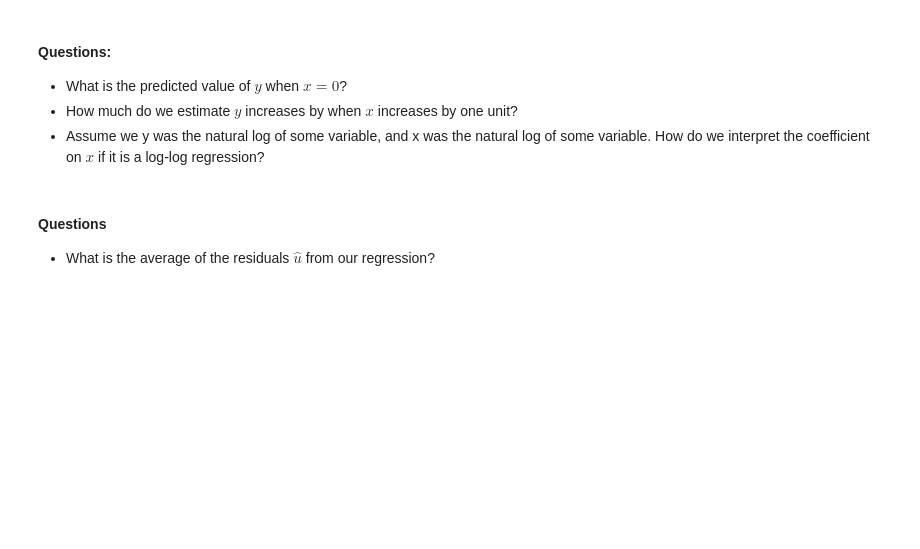
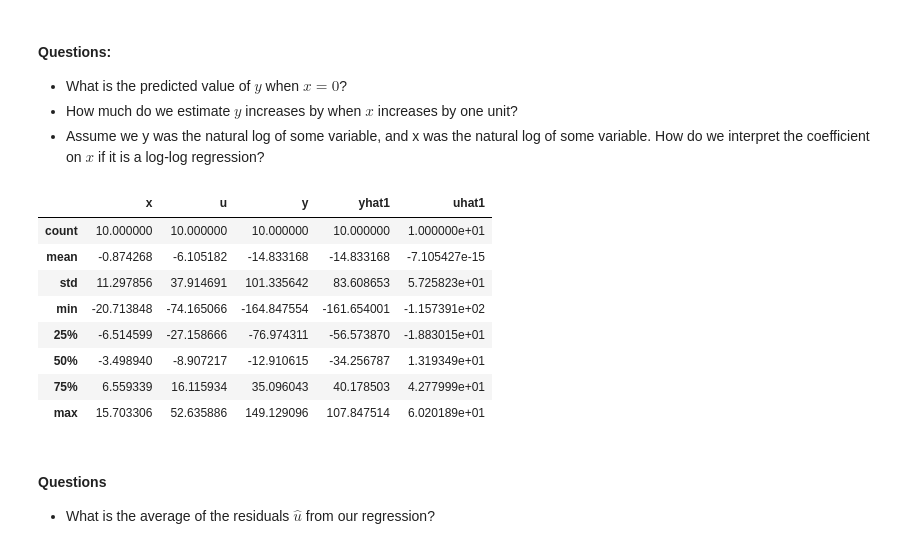
Before and after one commit to causalinfpython/mixtape, a Jupyter notebook: Probability_and_Regression.ipynb, the cells around one changed output. Saved outputs shown, nothing was run; the diff lists cells and outputs as text; code cells hidden in the pictures; blank space fills up the shorter version.

```diff
--- a/Probability_and_Regression.ipynb
+++ b/Probability_and_Regression.ipynb
@@ -51,17 +105,36 @@ p.ggplot(tb, p.aes(x='x', y='y')) +\
 -   How much do we estimate $y$ increases by when $x$ increases by one unit?
 -   Assume we y was the natural log of some variable, and x was the natural log of some variable.  How do we interpret the coefficient on $x$ if it is a log-log regression?
 # %%
-tb = pd.DataFrame({
-    'x': 9*np.random.normal(size=10),
-    'u': 36*np.random.normal(size=10)})
-tb['y'] = 3*tb['x'].values + 2*tb['u'].values
+# Set seed
+np.random.seed(1)
 
-reg_tb = sm.OLS.from_formula('y ~ x', data=tb).fit()
+# Set observations
+obs = 10
 
-tb['yhat1'] = reg_tb.predict(tb)
-tb['uhat1'] = reg_tb.resid
+# Construct dataset
+tb2 = pd.DataFrame({
+    'x': 9*np.random.normal(size = obs),
+    'u': 36*np.random.normal(size = obs)})
+tb2['y'] = 3*tb2['x'].values + 2*tb2['u'].values
 
-tb.describe()
+# Fit model
+reg_tb2 = sm.OLS.from_formula('y ~ x', data = tb2).fit()
+
+tb2['yhat1'] = reg_tb2.predict(tb2)
+tb2['uhat1'] = reg_tb2.resid
+
+# Describe dataset
+tb2.describe()
+# %% [output]
+|  | x | u | y | yhat1 | uhat1 |
+| count | 10.000000 | 10.000000 | 10.000000 | 10.000000 | 1.000000e+01 |
+| mean | -0.874268 | -6.105182 | -14.833168 | -14.833168 | -7.105427e-15 |
+| std | 11.297856 | 37.914691 | 101.335642 | 83.608653 | 5.725823e+01 |
+| min | -20.713848 | -74.165066 | -164.847554 | -161.654001 | -1.157391e+02 |
+| 25% | -6.514599 | -27.158666 | -76.974311 | -56.573870 | -1.883015e+01 |
+| 50% | -3.498940 | -8.907217 | -12.910615 | -34.256787 | 1.319349e+01 |
+| 75% | 6.559339 | 16.115934 | 35.096043 | 40.178503 | 4.277999e+01 |
+| max | 15.703306 | 52.635886 | 149.129096 | 107.847514 | 6.020189e+01 |
 # %% [markdown]
 #### Questions
 
```
Also changed, not shown: parts of 13 cells of this notebook.
